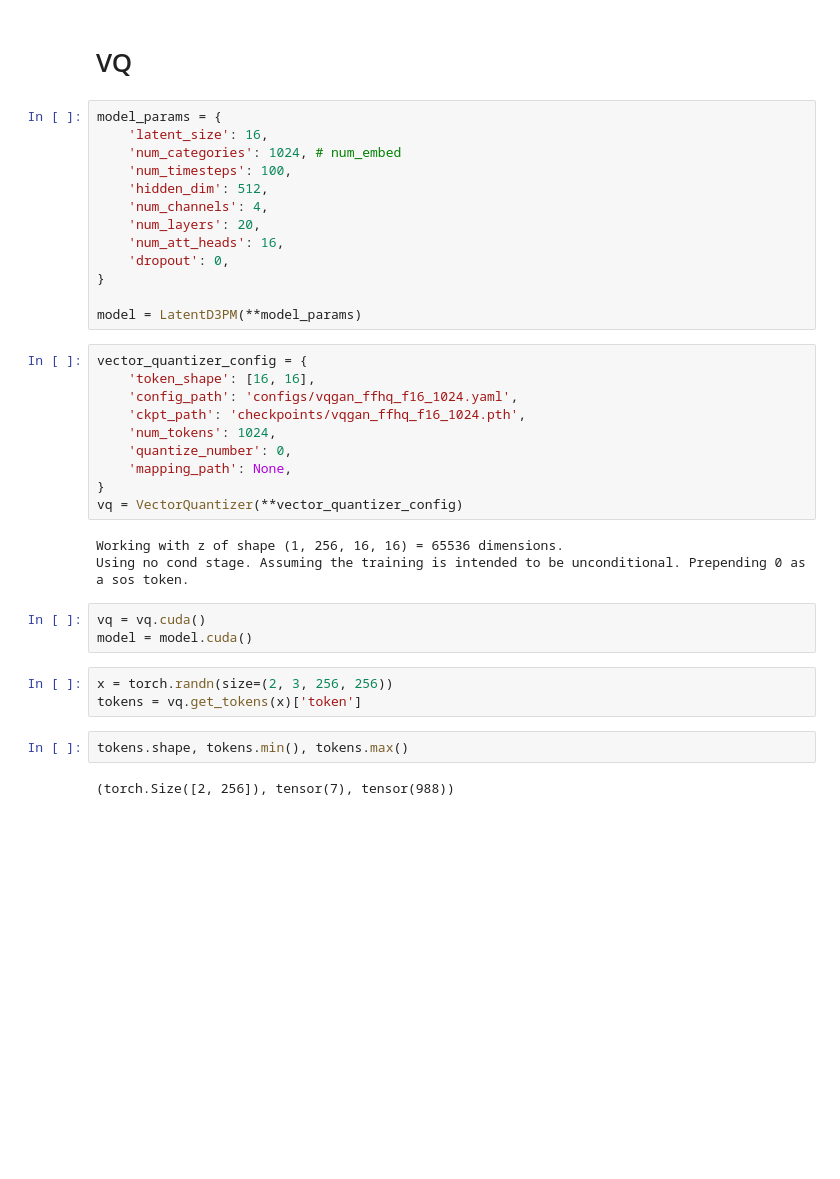
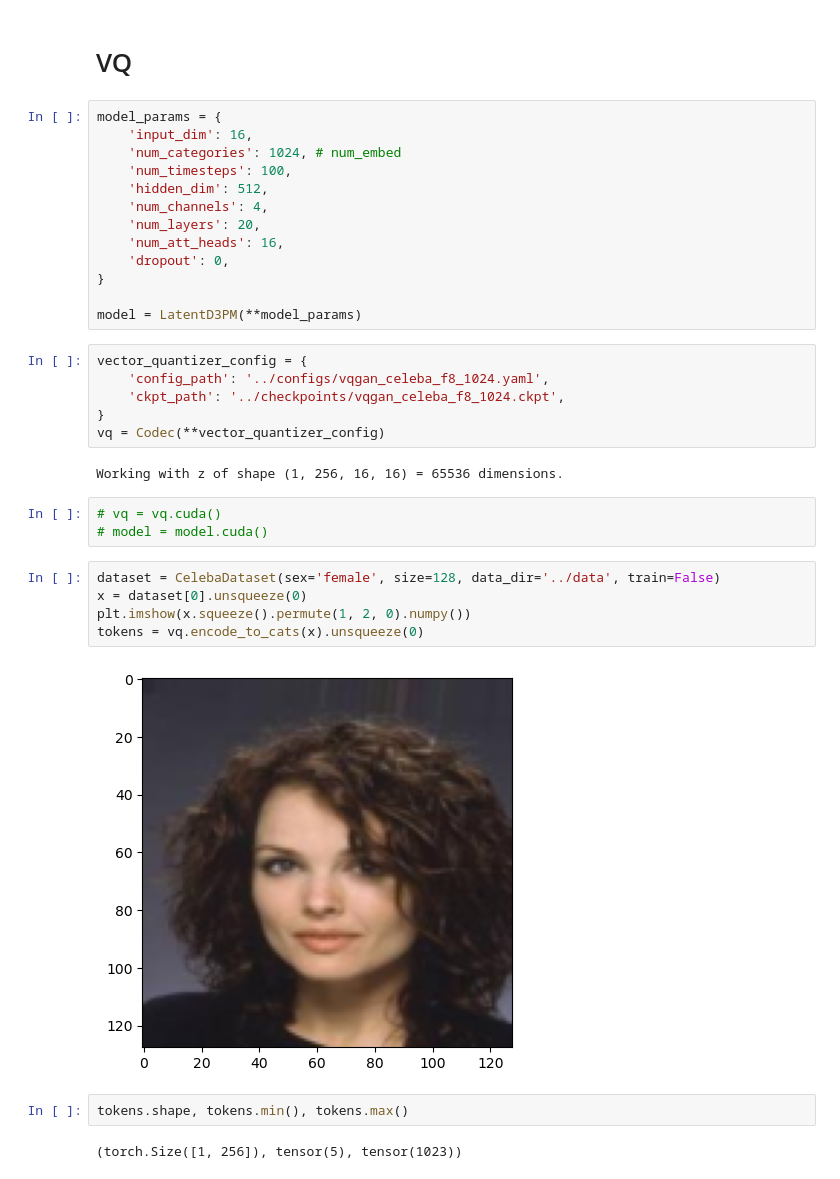
Before and after one commit to gregkseno/csbm, a Jupyter notebook: notebooks/models.ipynb, the cells around one changed output. Cells and saved outputs as stored; diff of their text form; blank space fills up the shorter version.

Commit message:
VQ debugged train

```diff
--- a/notebooks/models.ipynb
+++ b/notebooks/models.ipynb
@@ -271,7 +271,7 @@ trainer.train(dataloader_x, dataloader_y)
 # VQ
 # %%
 model_params = {
-    'latent_size': 16,
+    'input_dim': 16,
     'num_categories': 1024, # num_embed
     'num_timesteps': 100,
     'hidden_dim': 512,
@@ -284,24 +284,23 @@ model_params = {
 model = LatentD3PM(**model_params)
 # %%
 vector_quantizer_config = {
-    'token_shape': [16, 16],
-    'config_path': 'configs/vqgan_ffhq_f16_1024.yaml',
-    'ckpt_path': 'checkpoints/vqgan_ffhq_f16_1024.pth',
-    'num_tokens': 1024,
-    'quantize_number': 0,
-    'mapping_path': None,
+    'config_path': '../configs/vqgan_celeba_f8_1024.yaml',
+    'ckpt_path': '../checkpoints/vqgan_celeba_f8_1024.ckpt',
 }
-vq = VectorQuantizer(**vector_quantizer_config)
+vq = Codec(**vector_quantizer_config)
 # %% [output]
 Working with z of shape (1, 256, 16, 16) = 65536 dimensions.
-Using no cond stage. Assuming the training is intended to be unconditional. Prepending 0 as a sos token.
 # %%
-vq = vq.cuda()
-model = model.cuda()
+# vq = vq.cuda()
+# model = model.cuda()
 # %%
-x = torch.randn(size=(2, 3, 256, 256))
-tokens = vq.get_tokens(x)['token']
+dataset = CelebaDataset(sex='female', size=128, data_dir='../data', train=False)
+x = dataset[0].unsqueeze(0)
+plt.imshow(x.squeeze().permute(1, 2, 0).numpy())
+tokens = vq.encode_to_cats(x).unsqueeze(0)
+# %% [output]
+[figure, added]
 # %%
 tokens.shape, tokens.min(), tokens.max()
 # %% [output]
-(torch.Size([2, 256]), tensor(7), tensor(988))
+(torch.Size([1, 256]), tensor(5), tensor(1023))
```
Also changed, not shown: parts of 4 cells of this notebook, 10 other files.
